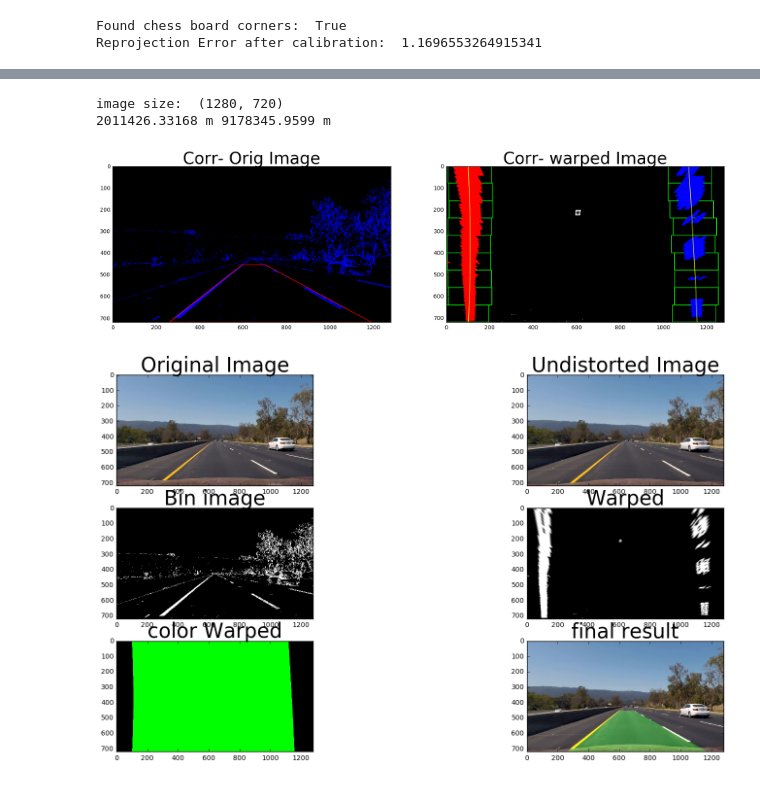
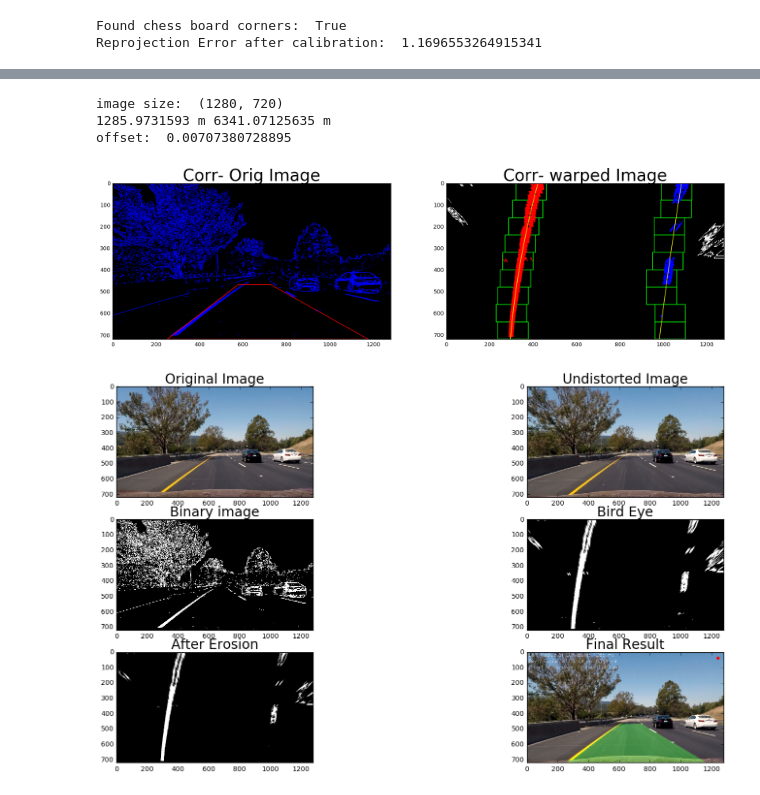
Before and after one commit to saurabhsw/DetectLaneLines, a Jupyter notebook: P4_Advanced_Lane_Detection.ipynb, the cells around one changed output, grey strips where cells are left out. Saved outputs shown, nothing was run; the diff lists cells and outputs as text; code cells hidden in the pictures.

Commit message:
Advance Lane Detection - Updated Pipeline.

```diff
--- a/P4_Advanced_Lane_Detection.ipynb
+++ b/P4_Advanced_Lane_Detection.ipynb
@@ -261 +284,12 @@ def fit_poly(left_lane, right_lane):
+# %%
+def locate_lane_pos(binary_warped, use_previous_line, last_left_fit, last_right_fit):
+
+    # Assuming we have created a warped binary image called "binary_warped"
+
+    if(use_previous_line):
+        left_fit, right_fit = locate_lane_using_previous_fits(binary_warped, last_left_fit, last_right_fit)
+    else:
+        left_fit, right_fit = lacate_lane_exhaustive_search(binary_warped)
+
+    return left_fit, right_fit
 # %%
@@ -363,0 +428,21 @@ def process_image(input_image):
+# %%
+def check_lane_detection_validity(curv_rad_left, curv_rad_right, left_lane_intercept, right_lane_intercept):
+    is_valid_lane_detection = False
+
+    # distance between two lanes should be in a range [600,800], This would depend on perspective transform.
+    # if perpective transform threshold changes this creteria also needs to change.
+
+    dist_bet_lanes_pixel = (right_lane_intercept - left_lane_intercept)
+    if((dist_bet_lanes_pixel < 600) or (dist_bet_lanes_pixel > 800)):
+        return is_valid_lane_detection
+
+    # Curvature parallelism: absolute difference between two lane curvature should be less than threshold
+    abs_diff_curvature = abs(curv_rad_left - curv_rad_right)
+    if(abs_diff_curvature > 1000):
+        return is_valid_lane_detection
+
+    # current curvature should be in a range of last few curvature measurement: To be implemented
+
+    is_valid_lane_detection = True;
+
+    return is_valid_lane_detection
@@ -375,13 +551,24 @@ Reprojection Error after calibration:  1.1696553264915341
 # %%
 show_debug_images = True
+use_last_lane_fit = False
 
-input_img = cv2.imread('test_images/project_test1.jpg')
+last_stable_left_fit = []
+last_stable_right_fit = []
+
+last_n_stable_left_fits = []
+last_n_stable_right_fits = []
+
+last_n_curv_rad_left = []
+last_n_curv_rad_right = []
+
+input_img = cv2.imread('test_images/test6.jpg')
 result = process_image(input_img)
 # %% [output]
 image size:  (1280, 720)
-2011426.33168 m 9178345.9599 m
+1285.9731593 m 6341.07125635 m
+offset:  0.00707380728895
-[figure, old version]
+[figure, new version]
-[figure, old version]
+[figure, new version]
 # %%
 # Import everything needed to edit/save/watch video clips
 from moviepy.editor import VideoFileClip
```
Also changed, not shown: parts of 13 cells of this notebook.
